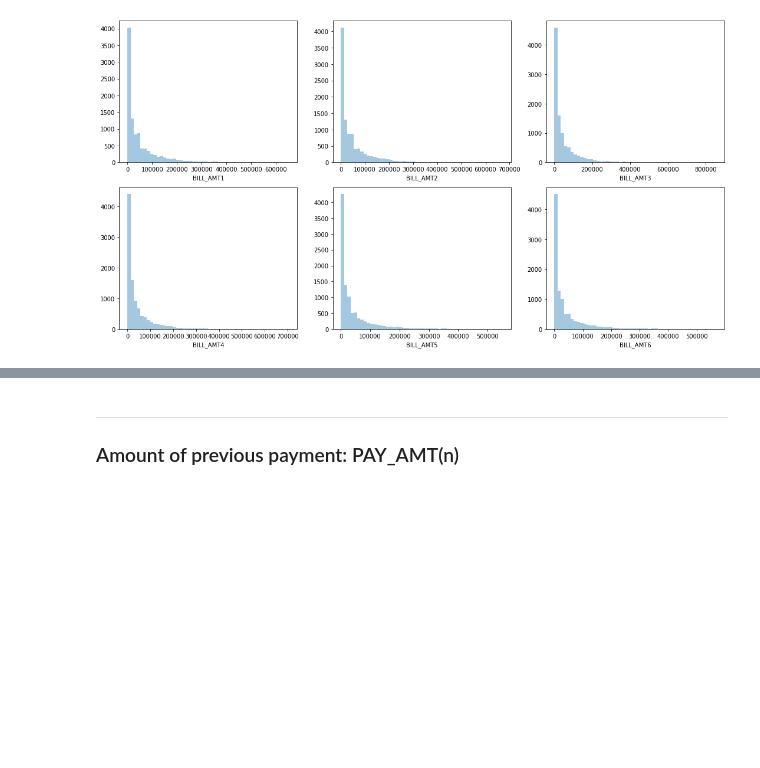
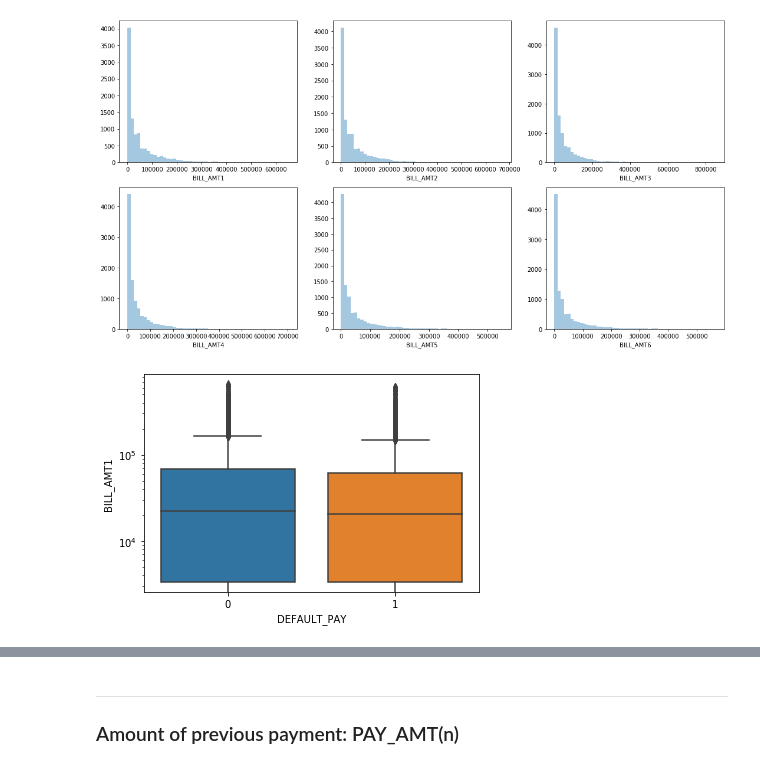
Before and after one commit to yickminglee/Reap-DS-challenge, a Jupyter notebook: Exploratory Data Analysis.ipynb, the cells around one changed output, grey strips where cells are left out. Cells and saved outputs as stored; diff of their text form; code cells hidden in the pictures; blank space fills up the shorter version.

```diff
--- a/Exploratory Data Analysis.ipynb
+++ b/Exploratory Data Analysis.ipynb
@@ -465,3 +487,8 @@ df_explore[select_cols] = df_explore[select_cols].clip(lower=0)
 monthly_plot(df_explore, 'BILL_AMT')
 # %% [output]
 [figure]
+# %%
+ax = sns.boxplot(x="DEFAULT_PAY", y="BILL_AMT1", data=df_explore)
+ax.set_yscale("log")
+# %% [output]
+[figure, added]
```
Also changed, not shown: parts of 78 cells of this notebook, 1 other file.
